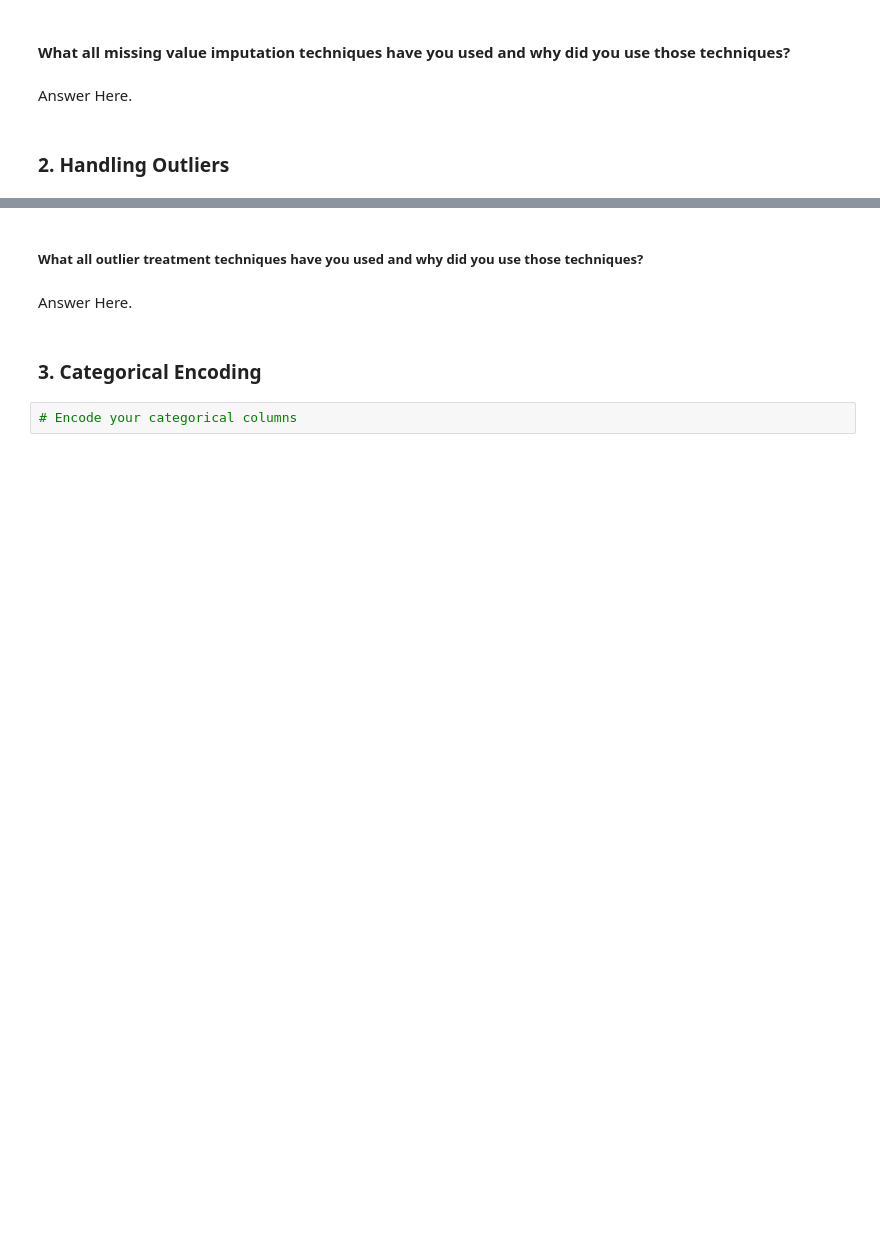
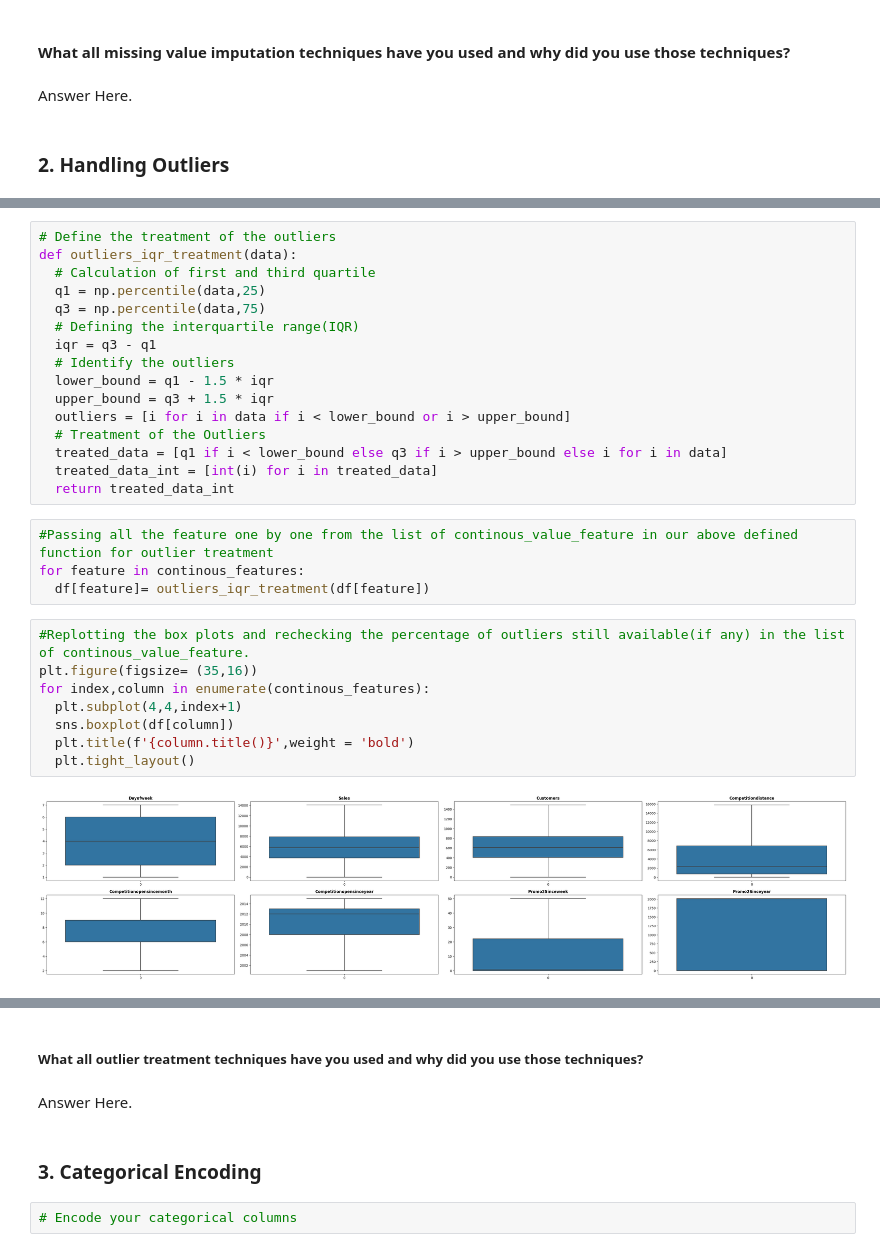
Before and after one commit to niteesh19mt0250/Retail-sales-Prediction-Regression-Project, a Jupyter notebook: Retail_Sales_Prediction_Project.ipynb, the cells around one changed output, grey strips where cells are left out. Drawn from its saved outputs; the diff is of its cells as text; blank space fills up the shorter version.

```diff
--- a/Retail_Sales_Prediction_Project.ipynb
+++ b/Retail_Sales_Prediction_Project.ipynb
@@ -1307,0 +1405,30 @@ Answer Here.
+# %%
+# Define the treatment of the outliers
+def outliers_iqr_treatment(data):
+  # Calculation of first and third quartile
+  q1 = np.percentile(data,25)
+  q3 = np.percentile(data,75)
+  # Defining the interquartile range(IQR)
+  iqr = q3 - q1
+  # Identify the outliers
+  lower_bound = q1 - 1.5 * iqr
+  upper_bound = q3 + 1.5 * iqr
+  outliers = [i for i in data if i < lower_bound or i > upper_bound]
+  # Treatment of the Outliers
+  treated_data = [q1 if i < lower_bound else q3 if i > upper_bound else i for i in data]
+  treated_data_int = [int(i) for i in treated_data]
+  return treated_data_int
+# %%
+#Passing all the feature one by one from the list of continous_value_feature in our above defined function for outlier treatment
+for feature in continous_features:
+  df[feature]= outliers_iqr_treatment(df[feature])
+# %%
+#Replotting the box plots and rechecking the percentage of outliers still available(if any) in the list of continous_value_feature.
+plt.figure(figsize= (35,16))
+for index,column in enumerate(continous_features):
+  plt.subplot(4,4,index+1)
+  sns.boxplot(df[column])
+  plt.title(f'{column.title()}',weight = 'bold')
+  plt.tight_layout()
+# %% [output]
+[figure, added]
```
Also changed, not shown: parts of 17 cells of this notebook.
